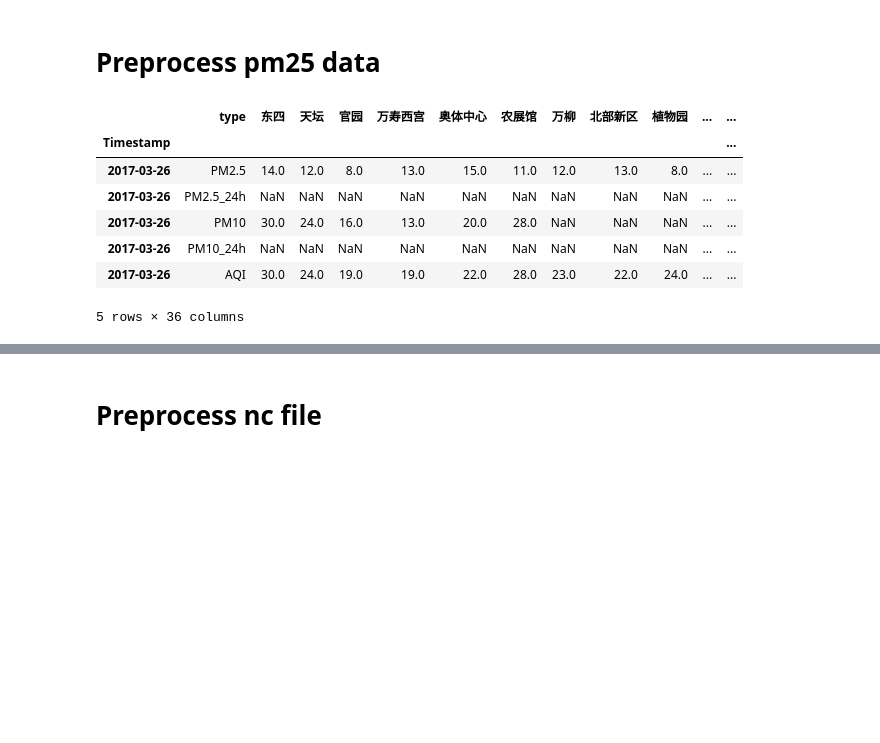
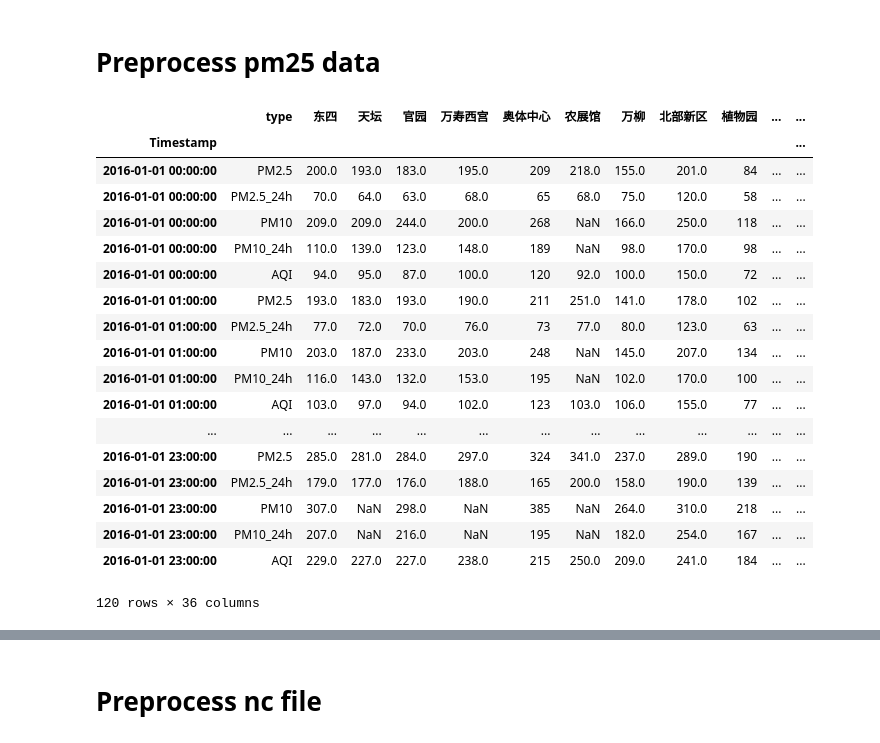
Before and after one commit to luoweimeng/Air-Quality, a Jupyter notebook: preprocess.ipynb, the cells around one changed output, grey strips where cells are left out. Cells and saved outputs as stored; diff of their text form; code cells hidden in the pictures; blank space fills up the shorter version.

```diff
--- a/preprocess.ipynb
+++ b/preprocess.ipynb
@@ -11,16 +11,27 @@ def parser(x, y):
 
 df = pd.read_csv('data/beijing_20160101-20161231/beijing_all_20160101.csv', parse_dates={'Timestamp':['date', 'hour']}, index_col=0, date_parser=parser)
 # %%
-df.head()
+df
 # %% [output]
 |  | type | 东四 | 天坛 | 官园 | 万寿西宫 | 奥体中心 | 农展馆 | 万柳 | 北部新区 | 植物园 | ... | ... |
 | Timestamp |  |  |  |  |  |  |  |  |  |  |  | ... |
-| 2017-03-26 | PM2.5 | 14.0 | 12.0 | 8.0 | 13.0 | 15.0 | 11.0 | 12.0 | 13.0 | 8.0 | ... | ... |
-| 2017-03-26 | PM2.5_24h | NaN | NaN | NaN | NaN | NaN | NaN | NaN | NaN | NaN | ... | ... |
-| 2017-03-26 | PM10 | 30.0 | 24.0 | 16.0 | 13.0 | 20.0 | 28.0 | NaN | NaN | NaN | ... | ... |
-| 2017-03-26 | PM10_24h | NaN | NaN | NaN | NaN | NaN | NaN | NaN | NaN | NaN | ... | ... |
-| 2017-03-26 | AQI | 30.0 | 24.0 | 19.0 | 19.0 | 22.0 | 28.0 | 23.0 | 22.0 | 24.0 | ... | ... |
+| 2016-01-01 00:00:00 | PM2.5 | 200.0 | 193.0 | 183.0 | 195.0 | 209 | 218.0 | 155.0 | 201.0 | 84 | ... | ... |
+| 2016-01-01 00:00:00 | PM2.5_24h | 70.0 | 64.0 | 63.0 | 68.0 | 65 | 68.0 | 75.0 | 120.0 | 58 | ... | ... |
+| 2016-01-01 00:00:00 | PM10 | 209.0 | 209.0 | 244.0 | 200.0 | 268 | NaN | 166.0 | 250.0 | 118 | ... | ... |
+| 2016-01-01 00:00:00 | PM10_24h | 110.0 | 139.0 | 123.0 | 148.0 | 189 | NaN | 98.0 | 170.0 | 98 | ... | ... |
+| 2016-01-01 00:00:00 | AQI | 94.0 | 95.0 | 87.0 | 100.0 | 120 | 92.0 | 100.0 | 150.0 | 72 | ... | ... |
+| 2016-01-01 01:00:00 | PM2.5 | 193.0 | 183.0 | 193.0 | 190.0 | 211 | 251.0 | 141.0 | 178.0 | 102 | ... | ... |
+| 2016-01-01 01:00:00 | PM2.5_24h | 77.0 | 72.0 | 70.0 | 76.0 | 73 | 77.0 | 80.0 | 123.0 | 63 | ... | ... |
+| 2016-01-01 01:00:00 | PM10 | 203.0 | 187.0 | 233.0 | 203.0 | 248 | NaN | 145.0 | 207.0 | 134 | ... | ... |
+| 2016-01-01 01:00:00 | PM10_24h | 116.0 | 143.0 | 132.0 | 153.0 | 195 | NaN | 102.0 | 170.0 | 100 | ... | ... |
+| 2016-01-01 01:00:00 | AQI | 103.0 | 97.0 | 94.0 | 102.0 | 123 | 103.0 | 106.0 | 155.0 | 77 | ... | ... |
+| ... | ... | ... | ... | ... | ... | ... | ... | ... | ... | ... | ... | ... |
+| 2016-01-01 23:00:00 | PM2.5 | 285.0 | 281.0 | 284.0 | 297.0 | 324 | 341.0 | 237.0 | 289.0 | 190 | ... | ... |
+| 2016-01-01 23:00:00 | PM2.5_24h | 179.0 | 177.0 | 176.0 | 188.0 | 165 | 200.0 | 158.0 | 190.0 | 139 | ... | ... |
+| 2016-01-01 23:00:00 | PM10 | 307.0 | NaN | 298.0 | NaN | 385 | NaN | 264.0 | 310.0 | 218 | ... | ... |
+| 2016-01-01 23:00:00 | PM10_24h | 207.0 | NaN | 216.0 | NaN | 195 | NaN | 182.0 | 254.0 | 167 | ... | ... |
+| 2016-01-01 23:00:00 | AQI | 229.0 | 227.0 | 227.0 | 238.0 | 215 | 250.0 | 209.0 | 241.0 | 184 | ... | ... |
-5 rows × 36 columns
+120 rows × 36 columns
 # %%
 pm25 = df.loc[df['type'] == 'PM2.5']
 # %%
```
Also changed, not shown: parts of 39 cells of this notebook, 9 other files.
